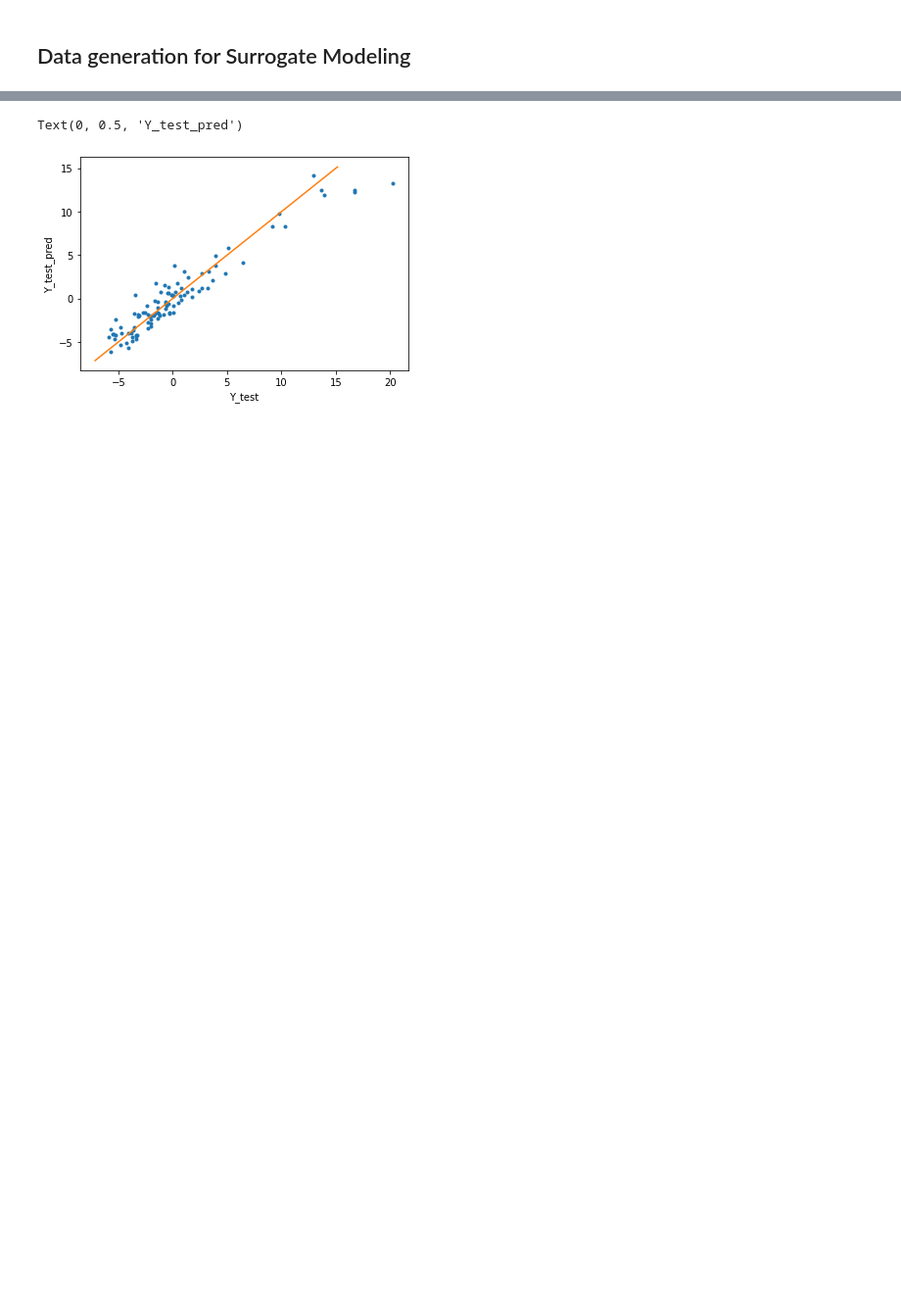
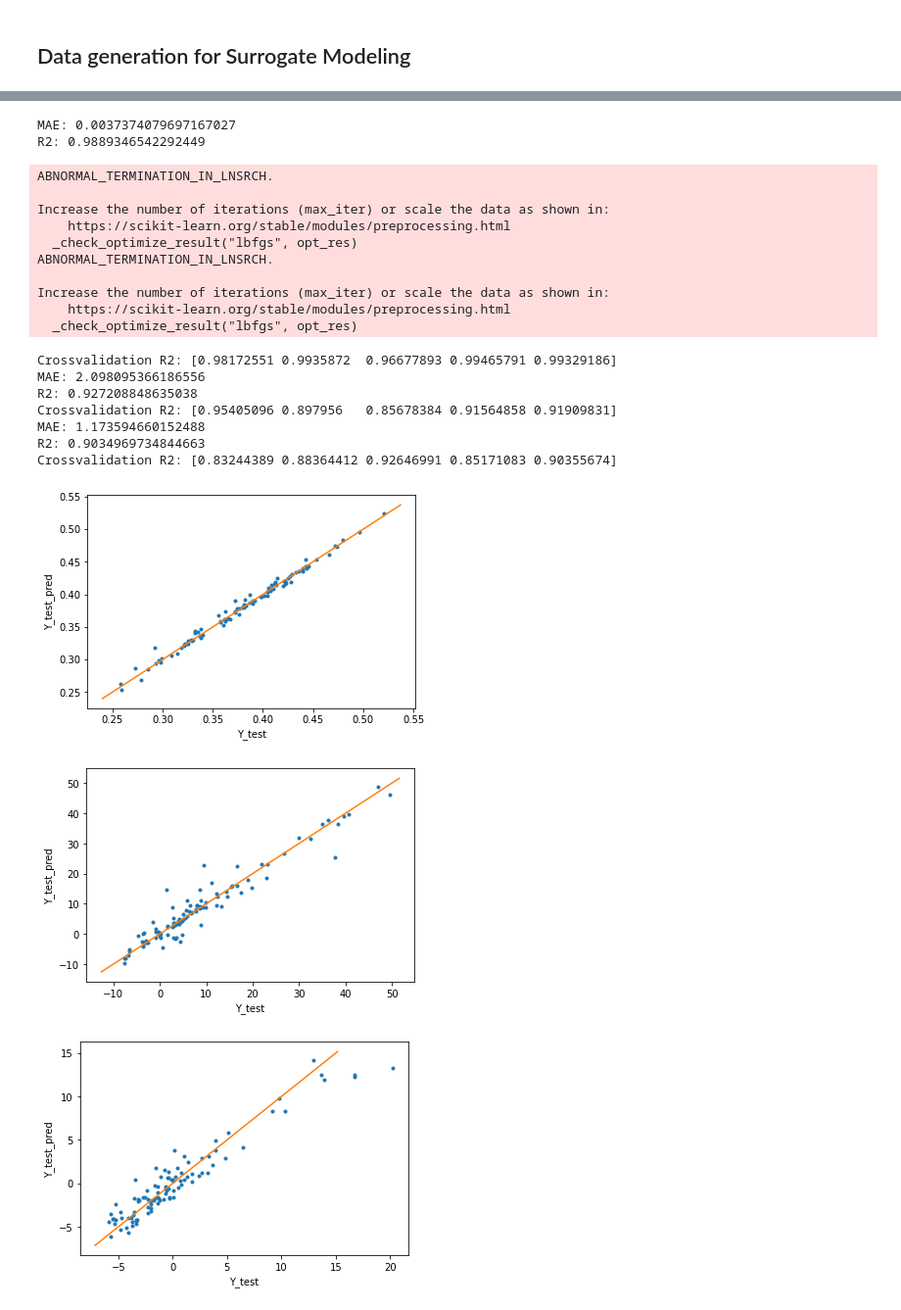
Before and after one commit to lf-santos/dwsimopt, a Jupyter notebook: examples/example_surrogate.ipynb, the cells around one changed output, grey strips where cells are left out. Shown at 98% size. Drawn from its saved outputs; the diff is of its cells as text; code cells hidden in the pictures; blank space fills up the shorter version.

```diff
--- a/examples/example_surrogate.ipynb
+++ b/examples/example_surrogate.ipynb
@@ -272,25 +267,59 @@ Text(0, 0.5, 'Y_test_pred')
 # %%
 from sklearn.gaussian_process.kernels import RBF, Matern
 from sklearn.gaussian_process import GaussianProcessRegressor
 import matplotlib.pyplot as plt
 
-i_pos = 2
+for i_pos in range(len(Y_train[0,:])):
 
-# creating and training Random Forest model
-kernel = 1.0 * Matern(1., (1e-3, 1e2), nu=1.5)
-m_gpr = GaussianProcessRegressor(kernel=kernel, n_restarts_optimizer=10)
-# m_gpr = GaussianProcessRegressor(kernel=RBF())
-m_gpr.fit(X_train, Y_train[:,i_pos])
-Y_test_pred = m_gpr.predict(X_test)
-# plotando valores verdadeiros contra predições
-plt.plot(Y_test[:,i_pos], Y_test_pred,'.')
+    # creating and training Random Forest model
+    kernel = 1.0 * Matern(1., (1e-3, 1e2), nu=1.5)
+    m_gpr = GaussianProcessRegressor(kernel=kernel, n_restarts_optimizer=20)
+    # m_gpr = GaussianProcessRegressor(kernel=RBF())
+    m_gpr.fit(X_train, Y_train[:,i_pos])
+    Y_test_pred = m_gpr.predict(X_test)
 
-# plotando a reta x=y
-plt.plot(plt.gca().get_ylim(), plt.gca().get_ylim())
+    # plotando valores verdadeiros contra predições
+    fig = plt.figure()
+    plt.plot(Y_test[:,i_pos], Y_test_pred,'.')
 
-# legenda dos eixos
-plt.xlabel('Y_test')
-plt.ylabel('Y_test_pred')
+    # plotando a reta x=y
+    plt.plot(plt.gca().get_ylim(), plt.gca().get_ylim())
+
+    # legenda dos eixos
+    plt.xlabel('Y_test')
+    plt.ylabel('Y_test_pred')
+
+    from sklearn.metrics import mean_absolute_error, r2_score
+    mae = mean_absolute_error(Y_test[:,i_pos], Y_test_pred)
+    r2 = r2_score(Y_test[:,i_pos], Y_test_pred)
+
+    print(f'MAE: {mae}')
+    print(f'R2: {r2}')
+
+    # Crossvalidation
+    from sklearn.model_selection import cross_val_score
+    xval_results = cross_val_score(m_gpr, X_train, Y_train[:,i_pos], scoring='r2')
+    print(f'Crossvalidation R2: {xval_results}')
 # %% [output]
-Text(0, 0.5, 'Y_test_pred')
+MAE: 0.0037374079697167027
+R2: 0.9889346542292449
+ABNORMAL_TERMINATION_IN_LNSRCH.
+
+Increase the number of iterations (max_iter) or scale the data as shown in:
+    https://scikit-learn.org/stable/modules/preprocessing.html
+  _check_optimize_result("lbfgs", opt_res)
+ABNORMAL_TERMINATION_IN_LNSRCH.
+
+Increase the number of iterations (max_iter) or scale the data as shown in:
+    https://scikit-learn.org/stable/modules/preprocessing.html
+  _check_optimize_result("lbfgs", opt_res)
+Crossvalidation R2: [0.98172551 0.9935872  0.96677893 0.99465791 0.99329186]
+MAE: 2.098095366186556
+R2: 0.927208848635038
+Crossvalidation R2: [0.95405096 0.897956   0.85678384 0.91564858 0.91909831]
+MAE: 1.173594660152488
+R2: 0.9034969734844663
+Crossvalidation R2: [0.83244389 0.88364412 0.92646991 0.85171083 0.90355674]
-[figure, old version]
+[figure, new version]
+[figure, added]
+[figure, added]
```
Also changed, not shown: parts of 24 cells of this notebook, 1 other file.
